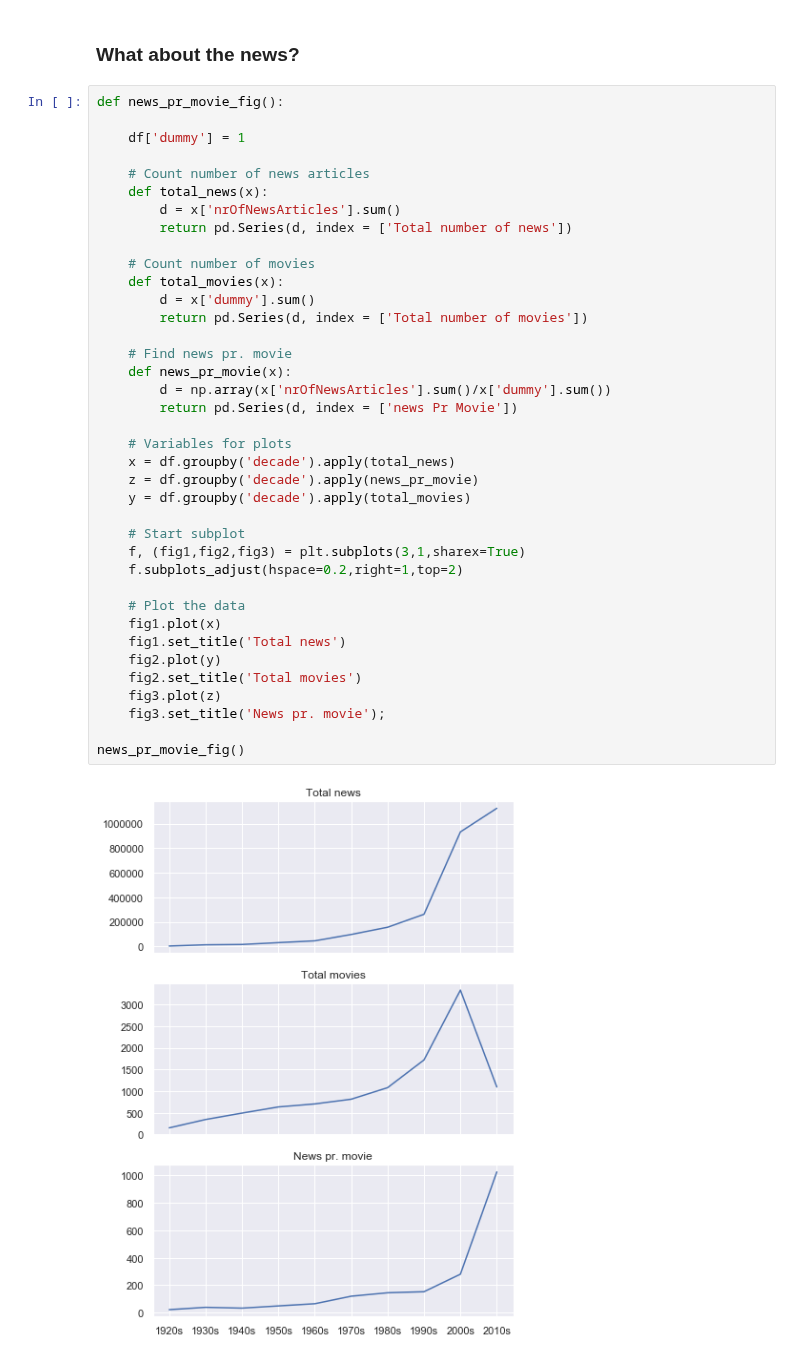
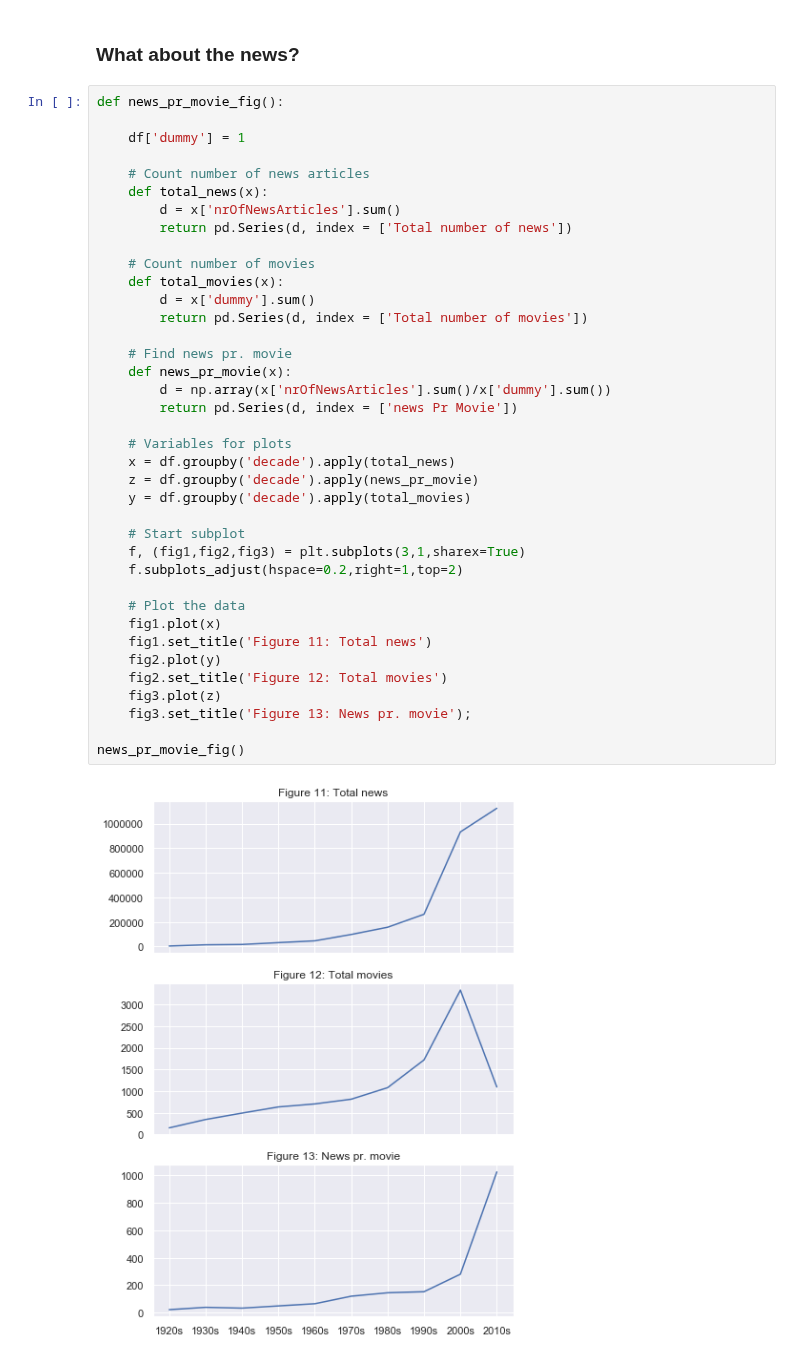
Before and after one commit to NumEconCopenhagen/projects-2019-credible-threats, a Jupyter notebook: dataproject/Final Countdown.ipynb, the cells around one changed output. Saved outputs shown, nothing was run; the diff lists cells and outputs as text.

```diff
--- a/dataproject/Final Countdown.ipynb
+++ b/dataproject/Final Countdown.ipynb
@@ -818,37 +823,37 @@ def news_pr_movie_fig():
     def total_news(x):
         d = x['nrOfNewsArticles'].sum()
         return pd.Series(d, index = ['Total number of news'])
 
     # Count number of movies
     def total_movies(x):
         d = x['dummy'].sum()
         return pd.Series(d, index = ['Total number of movies'])
 
     # Find news pr. movie
     def news_pr_movie(x):
         d = np.array(x['nrOfNewsArticles'].sum()/x['dummy'].sum())
         return pd.Series(d, index = ['news Pr Movie'])
 
     # Variables for plots
     x = df.groupby('decade').apply(total_news)
     z = df.groupby('decade').apply(news_pr_movie)
     y = df.groupby('decade').apply(total_movies)
 
     # Start subplot
     f, (fig1,fig2,fig3) = plt.subplots(3,1,sharex=True)
     f.subplots_adjust(hspace=0.2,right=1,top=2)
 
     # Plot the data
     fig1.plot(x)
-    fig1.set_title('Total news')
+    fig1.set_title('Figure 11: Total news')
     fig2.plot(y)
-    fig2.set_title('Total movies')
+    fig2.set_title('Figure 12: Total movies')
     fig3.plot(z)
-    fig3.set_title('News pr. movie');
+    fig3.set_title('Figure 13: News pr. movie');
 
 news_pr_movie_fig()
 # %% [output]
-[figure, old version]
+[figure, new version]
 # %%
 def corr_pr_decade():
 
```
Also changed, not shown: parts of 15 cells of this notebook.
